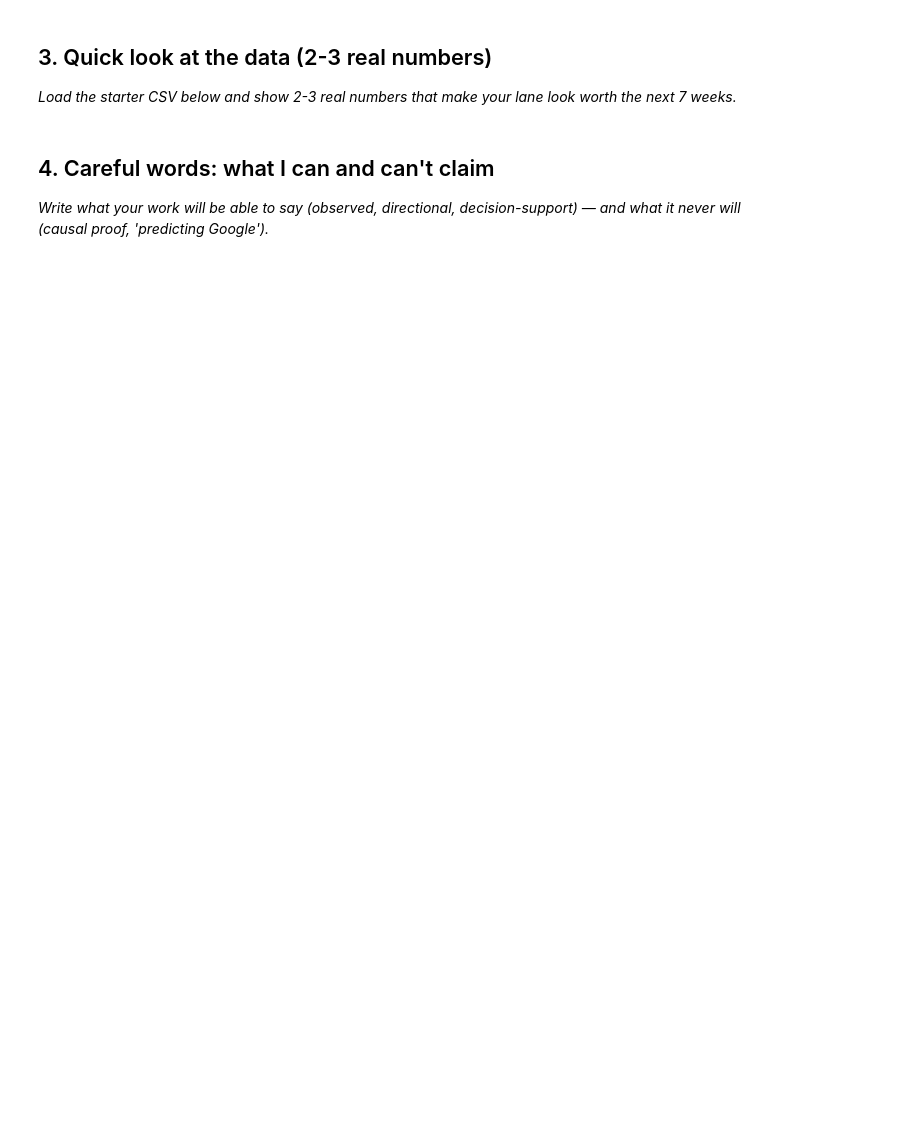
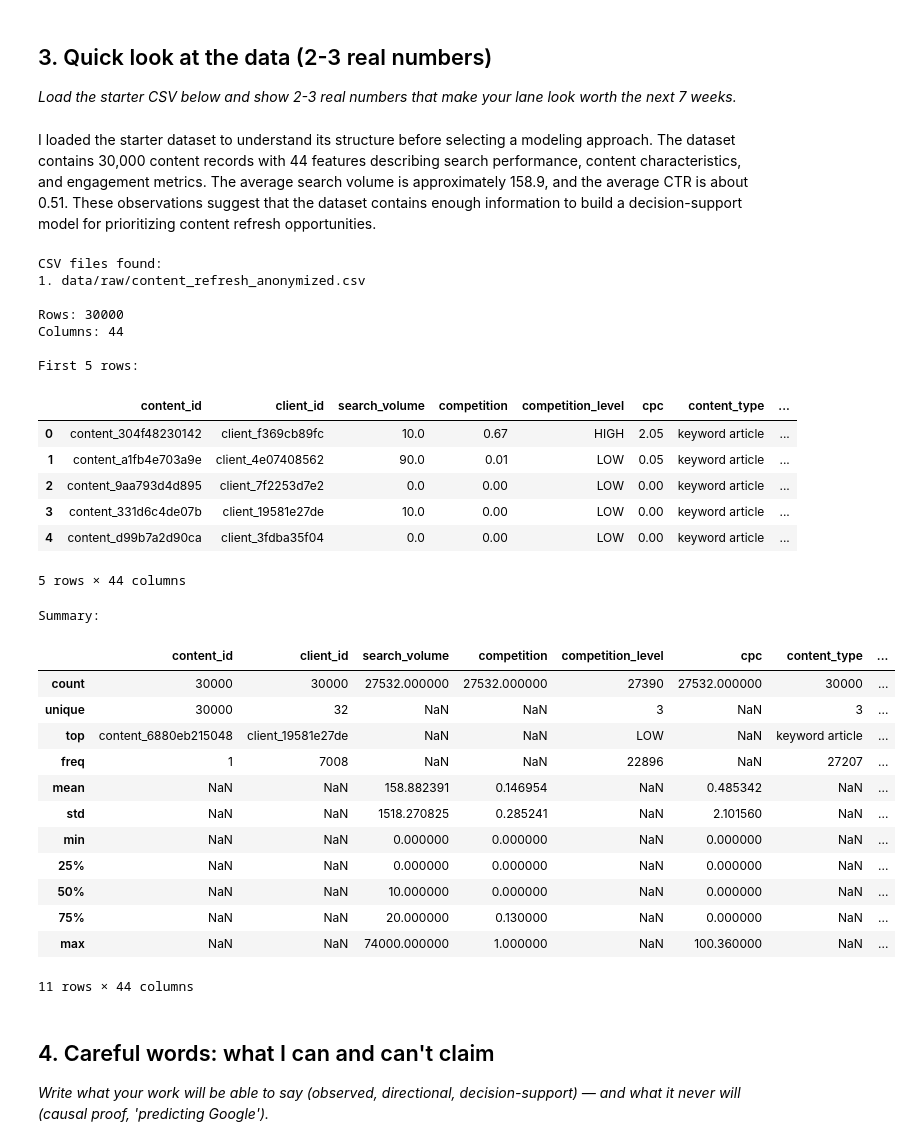
Before and after one commit to SARTHAK-STAC/flyrank-ml-internship, a Jupyter notebook: work/notebooks/w01_research_question.ipynb, the cells around one changed output. Drawn from its saved outputs; the diff is of its cells as text; code cells hidden in the pictures; blank space fills up the shorter version.

```diff
--- a/work/notebooks/w01_research_question.ipynb
+++ b/work/notebooks/w01_research_question.ipynb
@@ -30,3 +58,56 @@ This skeleton is yours to fill. Work the sections **in order** — each one has
+# %% [markdown]
+I loaded the starter dataset to understand its structure before selecting a modeling approach. The dataset contains 30,000 content records with 44 features describing search performance, content characteristics, and engagement metrics. The average search volume is approximately 158.9, and the average CTR is about 0.51. These observations suggest that the dataset contains enough information to build a decision-support model for prioritizing content refresh opportunities.
+# %%
+import pandas as pd
+from pathlib import Path
+
+# Find all CSV files inside the data folder
+csv_files = list(Path("data").rglob("*.csv"))
+
+print("CSV files found:")
+for i, file in enumerate(csv_files):
+    print(f"{i+1}.", file)
+
+# Load the first CSV
+df = pd.read_csv(csv_files[0])
+
+print("\nRows:", len(df))
+print("Columns:", len(df.columns))
+
+print("\nFirst 5 rows:")
+display(df.head())
+
+print("\nSummary:")
+display(df.describe(include="all"))
+# %% [output]
+CSV files found:
+1. data/raw/content_refresh_anonymized.csv
+
+Rows: 30000
+Columns: 44
+
+First 5 rows:
+|  | content_id | client_id | search_volume | competition | competition_level | cpc | content_type | ... |
+| 0 | content_304f48230142 | client_f369cb89fc | 10.0 | 0.67 | HIGH | 2.05 | keyword article | ... |
+| 1 | content_a1fb4e703a9e | client_4e07408562 | 90.0 | 0.01 | LOW | 0.05 | keyword article | ... |
+| 2 | content_9aa793d4d895 | client_7f2253d7e2 | 0.0 | 0.00 | LOW | 0.00 | keyword article | ... |
+| 3 | content_331d6c4de07b | client_19581e27de | 10.0 | 0.00 | LOW | 0.00 | keyword article | ... |
+| 4 | content_d99b7a2d90ca | client_3fdba35f04 | 0.0 | 0.00 | LOW | 0.00 | keyword article | ... |
+5 rows × 44 columns
+Summary:
+|  | content_id | client_id | search_volume | competition | competition_level | cpc | content_type | ... |
+| count | 30000 | 30000 | 27532.000000 | 27532.000000 | 27390 | 27532.000000 | 30000 | ... |
+| unique | 30000 | 32 | NaN | NaN | 3 | NaN | 3 | ... |
+| top | content_6880eb215048 | client_19581e27de | NaN | NaN | LOW | NaN | keyword article | ... |
+| freq | 1 | 7008 | NaN | NaN | 22896 | NaN | 27207 | ... |
+| mean | NaN | NaN | 158.882391 | 0.146954 | NaN | 0.485342 | NaN | ... |
+| std | NaN | NaN | 1518.270825 | 0.285241 | NaN | 2.101560 | NaN | ... |
+| min | NaN | NaN | 0.000000 | 0.000000 | NaN | 0.000000 | NaN | ... |
+| 25% | NaN | NaN | 0.000000 | 0.000000 | NaN | 0.000000 | NaN | ... |
+| 50% | NaN | NaN | 10.000000 | 0.000000 | NaN | 0.000000 | NaN | ... |
+| 75% | NaN | NaN | 20.000000 | 0.130000 | NaN | 0.000000 | NaN | ... |
+| max | NaN | NaN | 74000.000000 | 1.000000 | NaN | 100.360000 | NaN | ... |
+11 rows × 44 columns
 # %% [markdown]
 ## 4. Careful words: what I can and can't claim
 
```
Also changed, not shown: parts of 9 cells of this notebook.
